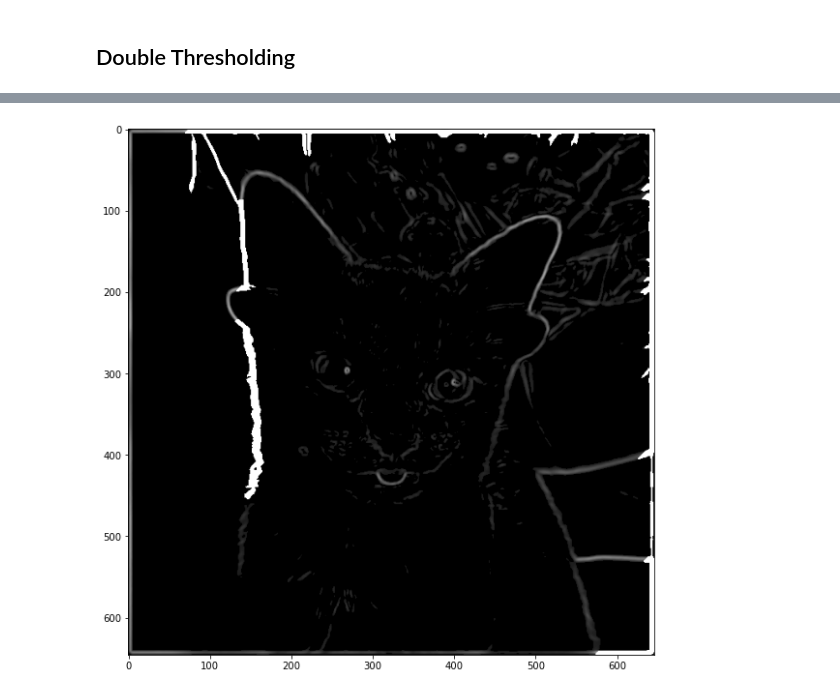
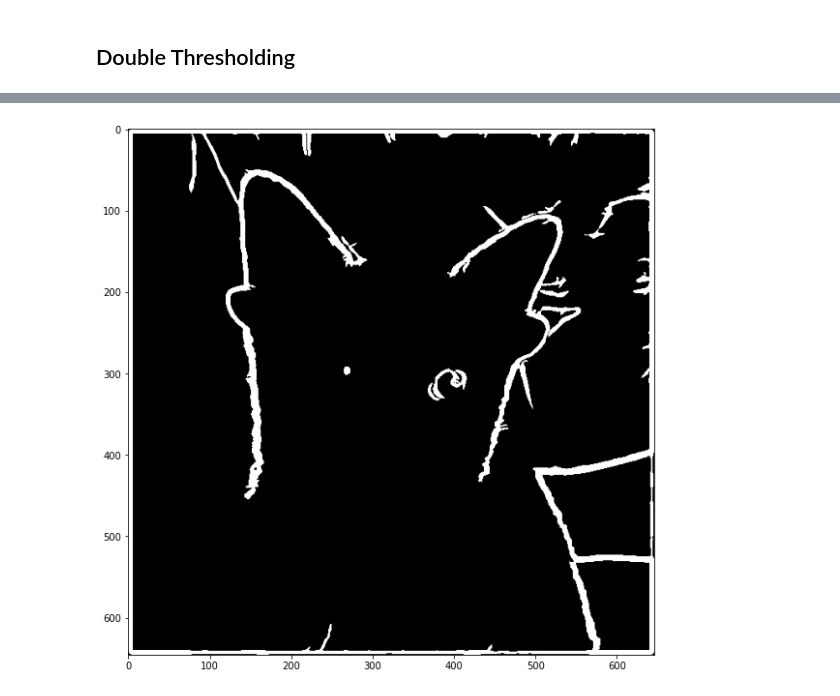
Before and after one commit to fricai/canny-edge, a Jupyter notebook: canny_edge.ipynb, the cells around one changed output, grey strips where cells are left out. Saved outputs shown, nothing was run; the diff lists cells and outputs as text; code cells hidden in the pictures.

Commit message:
hysteresis

```diff
--- a/canny_edge.ipynb
+++ b/canny_edge.ipynb
@@ -64,10 +64,25 @@ def gradient_sobel(img):
     phase = (45 * np.round(phase / (np.pi / 4)) + 180) % 180
     return magnitude, phase
 
+def normalize(img):
+    maxi = 0
+    for i in range(img.shape[0]):
+        for j in range(img.shape[1]):
+            if img[i][j] > maxi:
+                maxi = img[i][j]
+    newimg = np.zeros(img.shape)
+    if maxi == 0 :
+        return img
+    for i in range(img.shape[0]):
+        for j in range(img.shape[1]):
+            newimg[i][j] = (img[i][j]/maxi)
+    return newimg
+
 plt.figure("Sobel Gradient", figsize = figureSize)
 grad, phase = gradient_sobel(gaussian_smooth(image_gr, 7, 1.5))
+grad = normalize(grad)
+print(normalize(grad))
 plt.imshow(grad)
-
 #plt.figure("Sobel Phase", figsize = figureSize)
 #plt.imshow(b)
 # %% [output]
@@ -87,6 +115,28 @@ plt.imshow(grad)
 #plt.figure("Below threshold", figsize = figureSize)
 #plt.imshow(grad)
 # %%
+def dfs (img, visited, i, j, max_val):
+    n = img.shape[0]*img.shape[1]
+    stack = [(i, j)]
+    while stack :
+        si, sj = stack[-1]
+
+        if not visited[si*img.shape[1] + sj]:
+            visited[si*img.shape[1] + sj] = True
+            for x in [-1, 0, 1]:
+                for y in [-1, 0, 1]:
+                    new_i = si + x
+                    new_j = sj + y
+                    if new_i < 0 or new_i >= img.shape[0] or new_j < 0 or new_j >= img.shape[1] or (visited[new_i*img.shape[1] + new_j] == True):
+                        continue
+                    if img[new_i, new_j] > 0:
+                        img[new_i, new_j] = max_val
+                        stack.append((new_i, new_j))
+        else :
+            stack.pop()
+
+    return img, visited
+
 def hysteresis(img, low_ratio, high_ratio):
     max_val = np.max(grad)
 
@@ -96,29 +146,31 @@ def hysteresis(img, low_ratio, high_ratio):
     img[img <= Th_l] = 0
     img[img > Th_h] = max_val
 
-    cur = img
-    eps = 0.01
+    visited = [False]*(img.shape[0]*img.shape[1])
+    for i in range(img.shape[0]):
+        for j in range(img.shape[1]):
+            if ((visited[i*img.shape[1]+j] == False) and img[i, j] == max_val):
+                img, visited = dfs(img, visited, i, j, max_val)
 
-    while True:
-        nxt = cur
-        for i in range(nxt.shape[0]):
-            for j in range(nxt.shape[1]):
-                if nxt[i, j] > Th_h:
-                    for x in [-1, 0, 1]:
-                        for y in [-1, 0, 1]:
-                            new_i = i + x
-                            new_j = j + y
-                            if new_i < 0 or new_i >= nxt.shape[0] or new_j < 0 or new_j >= nxt.shape[1]:
-                                continue
-                            if nxt[new_i, new_j] > Th_l:
-                                nxt[new_i, new_j] = max_val
-        print("ok")
-        if np.all(nxt - cur < eps):
-            break
-        cur = nxt
+    img[img < Th_h] = 0
+    return img
 
-    return cur
+
 
 plt.figure("Hysterisis", figsize = figureSize)
-plt.imshow(hysteresis(grad, 0.1, 0.7))
+hyst = hysteresis(grad, 0.1, 0.5)
+# for i in range(hist.shape[0]):
+#     for j in range(hist.shape[1]):
+#         if not (hist[i, j] == maxval):
+#             continue
+#         for x in [-1, 0, 1]:
+#             for y in [-1, 0, 1]:
+#                 new_i = i + x
+#                 new_j = j + y
+#                 if new_i < 0 or new_i >= hist.shape[0] or new_j < 0 or new_j >= hist.shape[1] :
+#                     continue
+#                 if not (hist[new_i, new_j] == maxval or hist[new_i, new_j] == 0):
+#                     print(new_i, new_j, i, j)
+#                     print(hist[new_i, new_j], hist[i, j])
+plt.imshow(hyst)
 # %% [output]
@@ -127 +178 @@ ok
-[figure, old version]
+[figure, new version]
```
Also changed, not shown: parts of 2 cells of this notebook.
